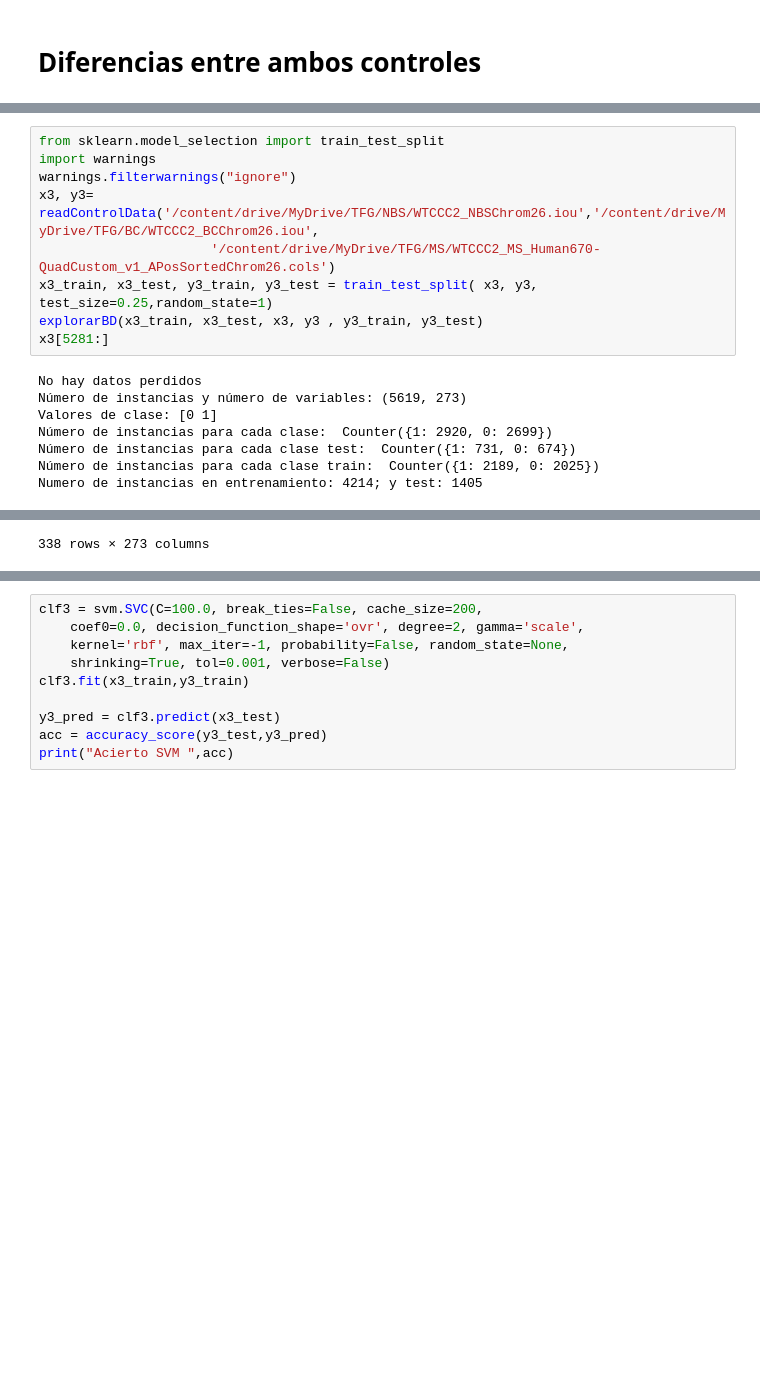
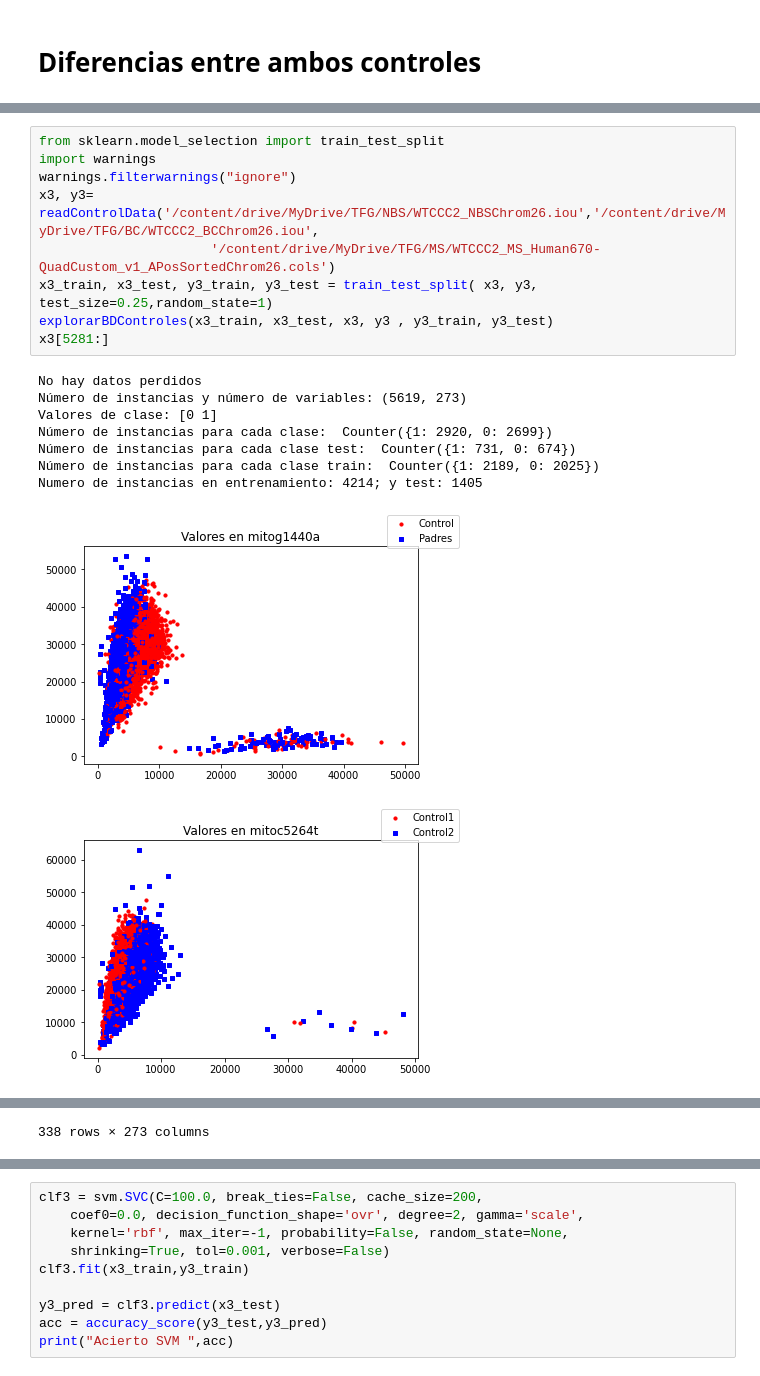
Before and after one commit to victory06/TFG, a Jupyter notebook: Second.ipynb, the cells around one changed output, grey strips where cells are left out. Saved outputs shown, nothing was run; the diff lists cells and outputs as text; blank space fills up the shorter version.

```diff
--- a/Second.ipynb
+++ b/Second.ipynb
@@ -1098,20 +1336,22 @@ def readControlData(path_control1, path_control2, path_names_col):
 # %%
 from sklearn.model_selection import train_test_split
 import warnings
 warnings.filterwarnings("ignore")
 x3, y3= readControlData('/content/drive/MyDrive/TFG/NBS/WTCCC2_NBSChrom26.iou','/content/drive/MyDrive/TFG/BC/WTCCC2_BCChrom26.iou',
                       '/content/drive/MyDrive/TFG/MS/WTCCC2_MS_Human670-QuadCustom_v1_APosSortedChrom26.cols')
 x3_train, x3_test, y3_train, y3_test = train_test_split( x3, y3, test_size=0.25,random_state=1)
-explorarBD(x3_train, x3_test, x3, y3 , y3_train, y3_test)
+explorarBDControles(x3_train, x3_test, x3, y3 , y3_train, y3_test)
 x3[5281:]
 # %% [output]
 No hay datos perdidos
 Número de instancias y número de variables: (5619, 273)
 Valores de clase: [0 1]
 Número de instancias para cada clase:  Counter({1: 2920, 0: 2699})
 Número de instancias para cada clase test:  Counter({1: 731, 0: 674})
 Número de instancias para cada clase train:  Counter({1: 2189, 0: 2025})
 Numero de instancias en entrenamiento: 4214; y test: 1405
+[figure, added]
+[figure, added]
 |  | Gender | mitoa10045g | mitoa10045g | mitoa10551g | mitoa10551g | mitoa11252g | mitoa11252g | mitoa11468g | ... |
 | 1 |  |  |  |  |  |  |  |  | ... |
 | WTCCCT542527 | 1 | 16044 | 1555 | 19345 | 4167 | 18209 | 3739 | 22229 | ... |
```
Also changed, not shown: parts of 40 cells of this notebook.
